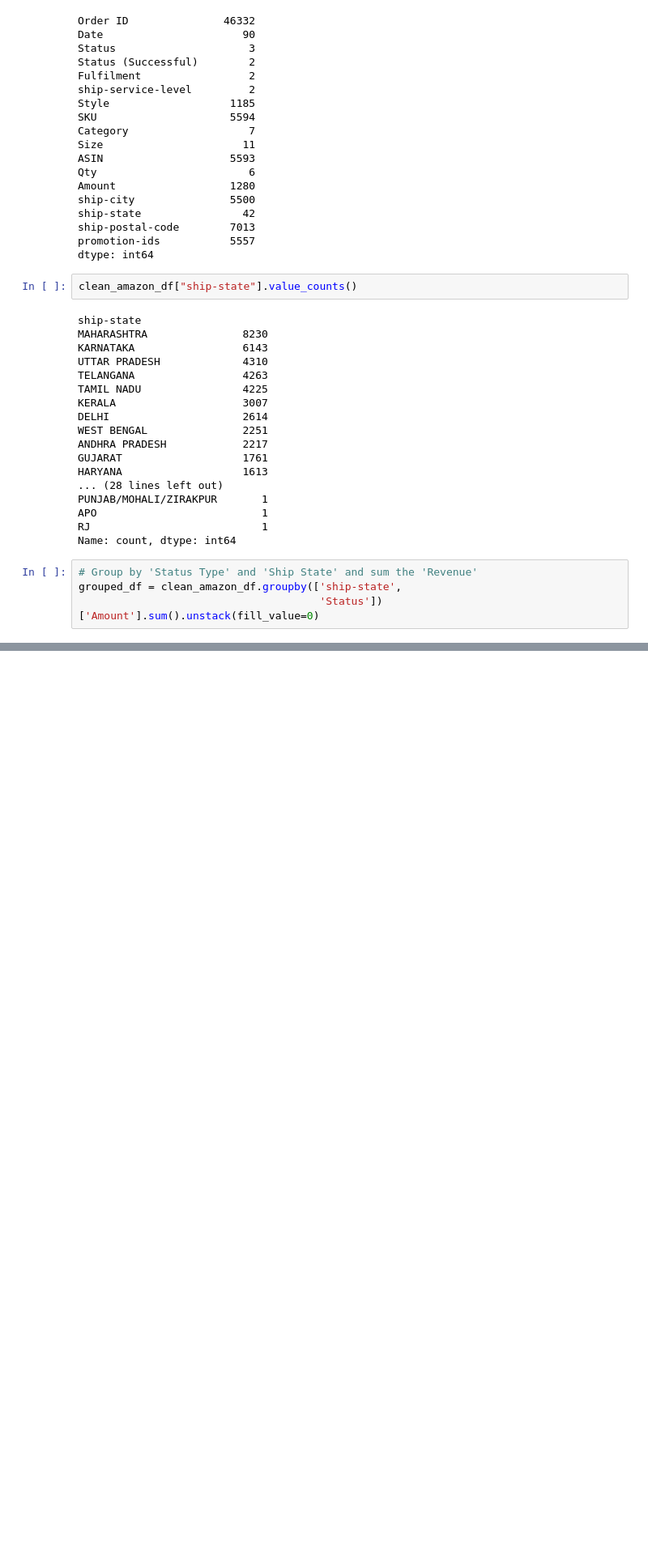
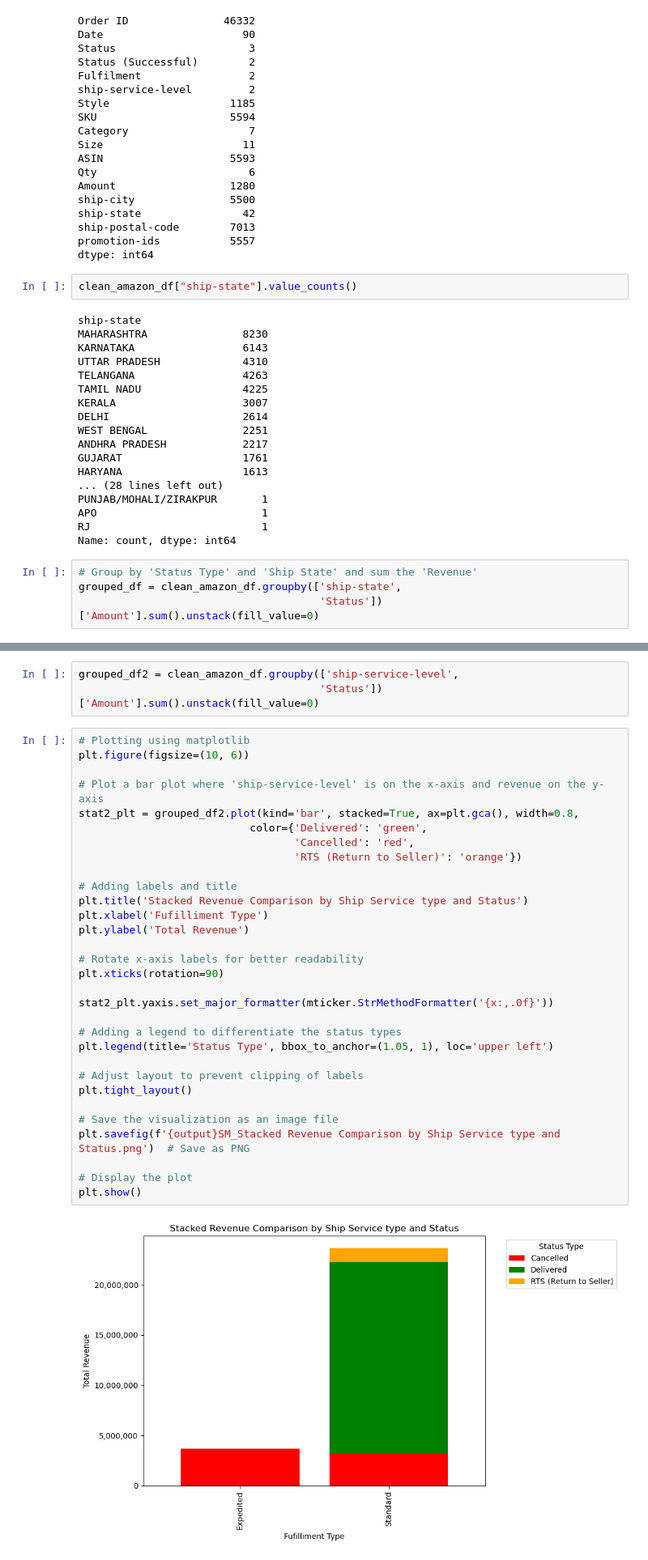
Before and after one commit to brianna-mitri/project-1, a Jupyter notebook: SM_Work/state_versus_sales.ipynb, the cells around one changed output, grey strips where cells are left out. Shown: that part at 81% size. Saved outputs shown, nothing was run; the diff lists cells and outputs as text; blank space fills up the shorter version.

```diff
--- a/SM_Work/state_versus_sales.ipynb
+++ b/SM_Work/state_versus_sales.ipynb
@@ -107,0 +103,36 @@ plt.show()
+# %%
+grouped_df2 = clean_amazon_df.groupby(['ship-service-level',
+                                      'Status'])['Amount'].sum().unstack(fill_value=0)
+# %%
+# Plotting using matplotlib
+plt.figure(figsize=(10, 6))
+
+# Plot a bar plot where 'ship-service-level' is on the x-axis and revenue on the y-axis
+stat2_plt = grouped_df2.plot(kind='bar', stacked=True, ax=plt.gca(), width=0.8,
+                           color={'Delivered': 'green',
+                                  'Cancelled': 'red',
+                                  'RTS (Return to Seller)': 'orange'})
+
+# Adding labels and title
+plt.title('Stacked Revenue Comparison by Ship Service type and Status')
+plt.xlabel('Fufilliment Type')
+plt.ylabel('Total Revenue')
+
+# Rotate x-axis labels for better readability
+plt.xticks(rotation=90)
+
+stat2_plt.yaxis.set_major_formatter(mticker.StrMethodFormatter('{x:,.0f}'))
+
+# Adding a legend to differentiate the status types
+plt.legend(title='Status Type', bbox_to_anchor=(1.05, 1), loc='upper left')
+
+# Adjust layout to prevent clipping of labels
+plt.tight_layout()
+
+# Save the visualization as an image file
+plt.savefig(f'{output}SM_Stacked Revenue Comparison by Ship Service type and Status.png')  # Save as PNG
+
+# Display the plot
+plt.show()
+# %% [output]
+[figure, added]
```
Also changed, not shown: parts of 6 cells of this notebook.
